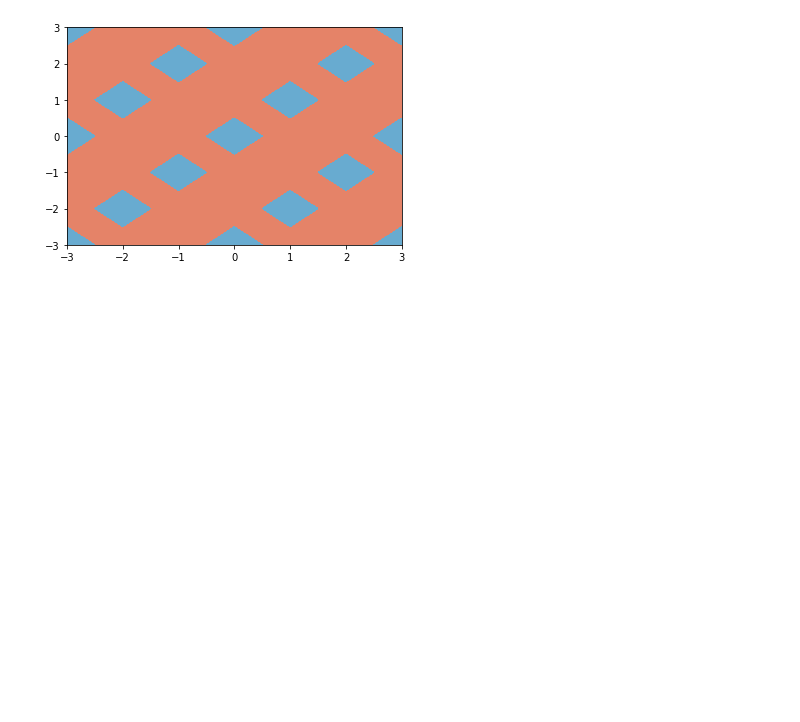
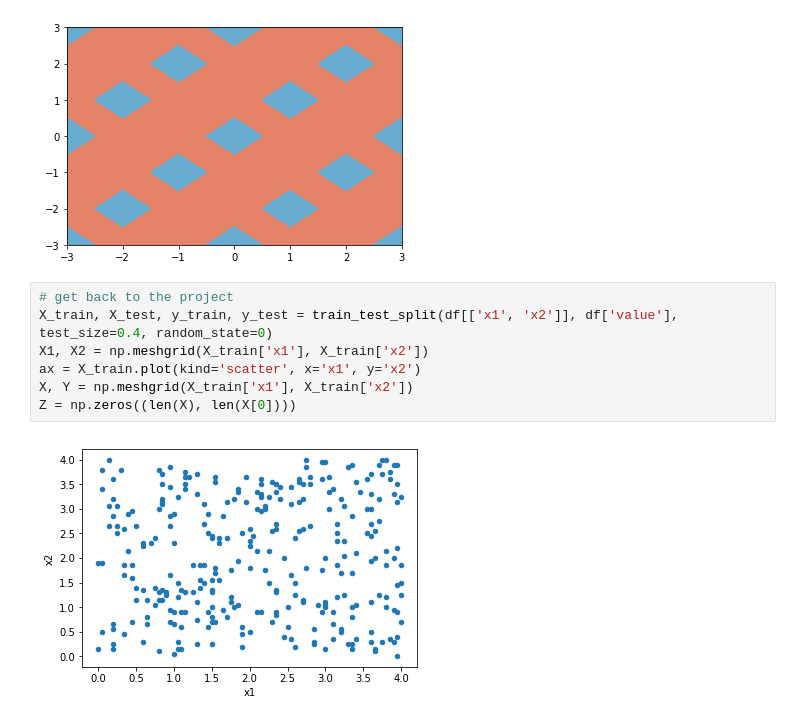
Before and after one commit to tylergeery/coursera, a Jupyter notebook: ai/classification/Classification.ipynb, the cells around one changed output. Drawn from its saved outputs; the diff is of its cells as text; blank space fills up the shorter version.

Commit message:
finish up classification methods plotting

```diff
--- a/ai/classification/Classification.ipynb
+++ b/ai/classification/Classification.ipynb
@@ -106,3 +101,12 @@ CS = plt.contourf(X, Y, Z, 1,
                   origin=origin)
 # %% [output]
 [figure]
+# %%
+# get back to the project
+X_train, X_test, y_train, y_test = train_test_split(df[['x1', 'x2']], df['value'], test_size=0.4, random_state=0)
+X1, X2 = np.meshgrid(X_train['x1'], X_train['x2'])
+ax = X_train.plot(kind='scatter', x='x1', y='x2')
+X, Y = np.meshgrid(X_train['x1'], X_train['x2'])
+Z = np.zeros((len(X), len(X[0])))
+# %% [output]
+[figure, added]
```
Also changed, not shown: parts of 17 cells of this notebook.
